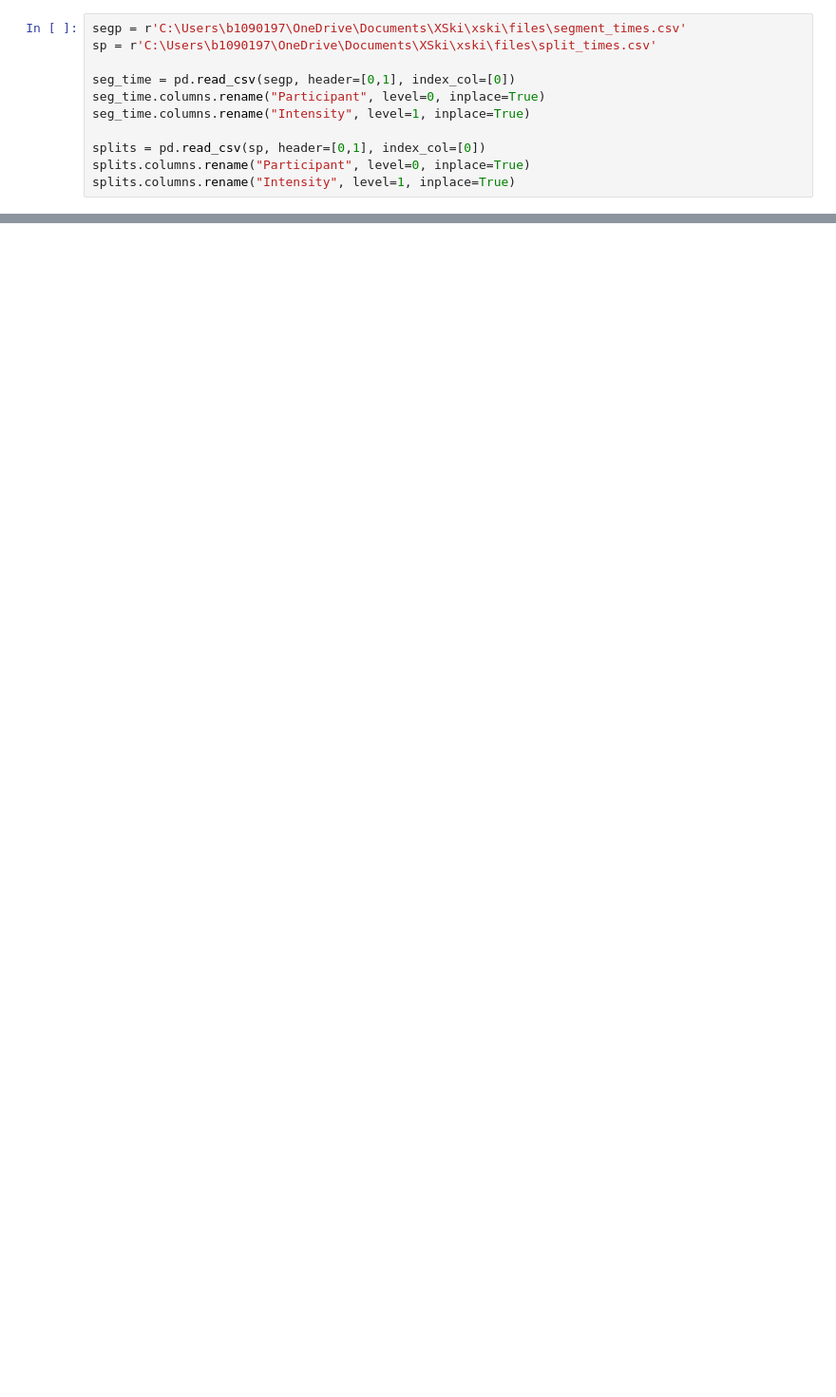
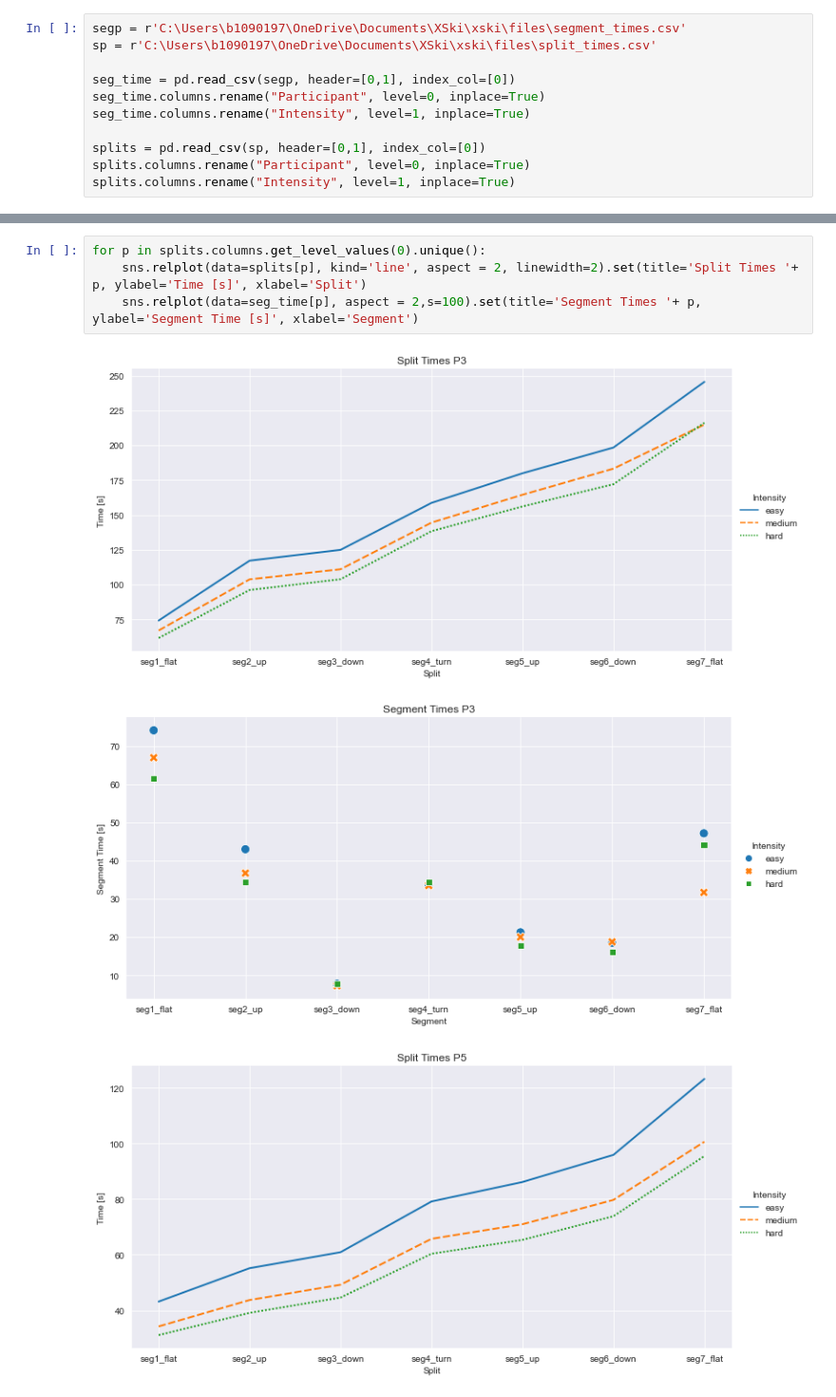
Before and after one commit to luceskywalker/xski, a Jupyter notebook: code/jupyter_lucas/splits_pacing.ipynb, the cells around one changed output, grey strips where cells are left out. Shown: that part at 95% size. Drawn from its saved outputs; the diff is of its cells as text; blank space fills up the shorter version.

```diff
--- a/code/jupyter_lucas/splits_pacing.ipynb
+++ b/code/jupyter_lucas/splits_pacing.ipynb
@@ -53,0 +61,8 @@ sns.relplot(data=splits.T, kind='line', aspect=2)
+# %%
+for p in splits.columns.get_level_values(0).unique():
+    sns.relplot(data=splits[p], kind='line', aspect = 2, linewidth=2).set(title='Split Times '+ p, ylabel='Time [s]', xlabel='Split')
+    sns.relplot(data=seg_time[p], aspect = 2,s=100).set(title='Segment Times '+ p, ylabel='Segment Time [s]', xlabel='Segment')
+# %% [output]
+[figure, added]
+[figure, added]
+[figure, added]
```
Also changed, not shown: parts of 19 cells of this notebook, 6 other files.
